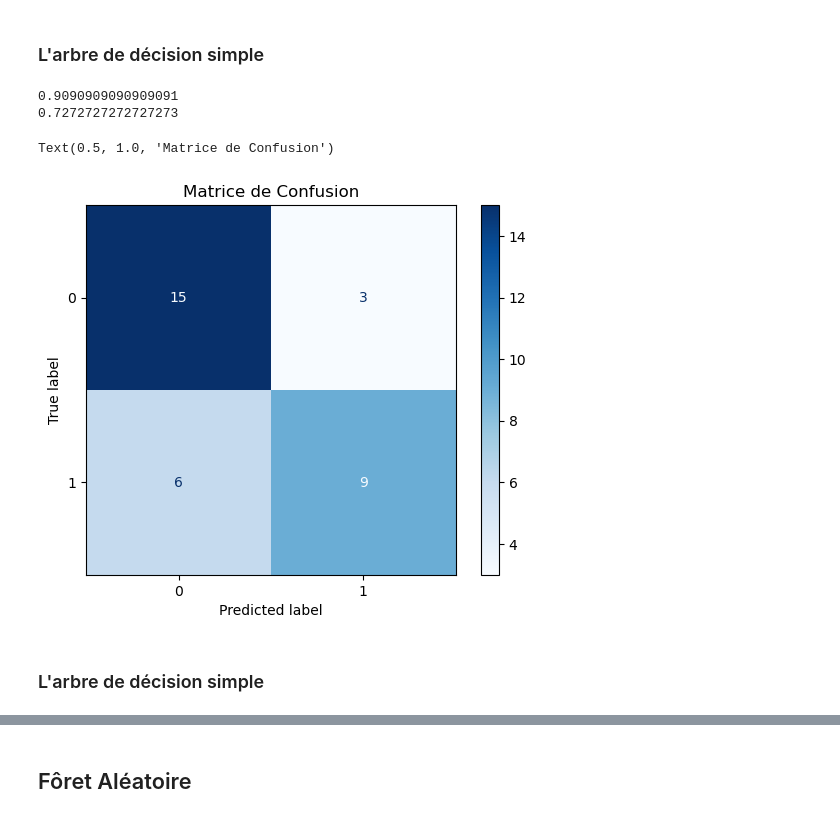
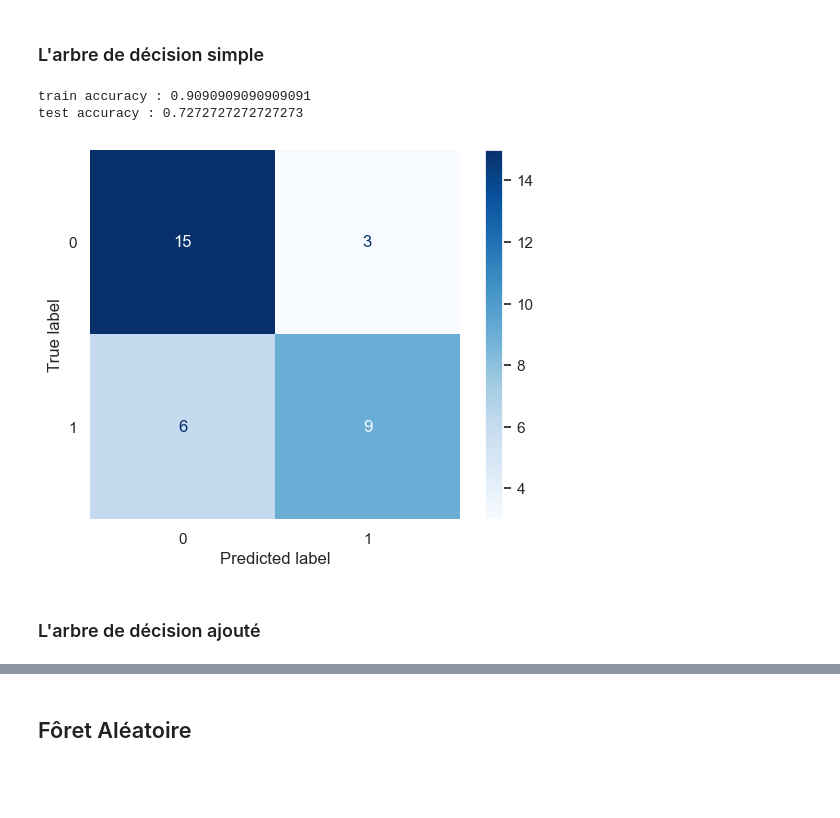
Before and after one commit to VinhHoaTU/Sleep-Problem-Detection, a Jupyter notebook: Script/ML.ipynb, the cells around one changed output, grey strips where cells are left out. Saved outputs shown, nothing was run; the diff lists cells and outputs as text; code cells hidden in the pictures; blank space fills up the shorter version.

```diff
--- a/Script/ML.ipynb
+++ b/Script/ML.ipynb
@@ -443,9 +441,25 @@ class mm_scaler:
 SVM_HAS = SVC(kernel="linear", max_iter=-1,C=3, random_state=42).fit(X_train_all_scaled.drop(columns=["BloodPressureDiastolic"]), y_train_minimal["HasSleepDisorder"])
 pred_train = SVM_HAS.predict(X_train_all_scaled.drop(columns=["BloodPressureDiastolic"]))
 pred_test = SVM_HAS.predict(my_scaler.transform(X_test_all).drop(columns = ["BloodPressureDiastolic"]))
-print(len(y_train_all[y_train_all["HasSleepDisorder"]==pred_train])/len(y_train_all))
-print(len(y_test_all[y_test_all["HasSleepDisorder"]==pred_test])/len(y_test_all))
+
+print(f"train accuracy : {len(y_train_all[y_train_all["HasSleepDisorder"]==pred_train])/len(y_train_all)}")
+print(f"test accuracy : {len(y_test_all[y_test_all["HasSleepDisorder"]==pred_test])/len(y_test_all)}")
+
 cm = confusion_matrix(y_test_all["HasSleepDisorder"], pred_test)
 disp = ConfusionMatrixDisplay(cm)
-disp.plot(cmap=plt.cm.Blues)
+
+# Customize the plot
+fig, ax = plt.subplots()
+disp.plot(cmap=plt.cm.Blues, ax=ax)
+
+# Remove grid-like appearance by hiding spines
+for _, spine in ax.spines.items():
+    spine.set_visible(False)
+
+# Hide grid lines and ticks
+ax.grid(False)
+ax.set_xticks(ax.get_xticks(), minor=True)
+ax.set_yticks(ax.get_yticks(), minor=True)
+
+plt.show()
 # %% [output]
@@ -460,20 +473,34 @@ disp.plot(cmap=plt.cm.Blues)
 # %%
 TREE_HAS = DecisionTreeClassifier(random_state=42).fit(X_train_all, y_train_all["HasSleepDisorder"])
 pred_train = TREE_HAS.predict(X_train_all)
 pred_test = TREE_HAS.predict(X_test_all)
-print(len(y_train_all[y_train_all["HasSleepDisorder"]==pred_train])/len(y_train_all))
-print(len(y_test_all[y_test_all["HasSleepDisorder"]==pred_test])/len(y_test_all))
+
+print(f"train accuracy : {len(y_train_all[y_train_all["HasSleepDisorder"]==pred_train])/len(y_train_all)}")
+print(f"test accuracy : {len(y_test_all[y_test_all["HasSleepDisorder"]==pred_test])/len(y_test_all)}")
+
 cm = confusion_matrix(y_test_all["HasSleepDisorder"], pred_test)
 disp = ConfusionMatrixDisplay(cm)
-disp.plot(cmap=plt.cm.Blues)
-plt.title("Matrice de Confusion")
+
+# Customize the plot
+fig, ax = plt.subplots()
+disp.plot(cmap=plt.cm.Blues, ax=ax)
+
+# Remove grid-like appearance by hiding spines
+for _, spine in ax.spines.items():
+    spine.set_visible(False)
+
+# Hide grid lines and ticks
+ax.grid(False)
+ax.set_xticks(ax.get_xticks(), minor=True)
+ax.set_yticks(ax.get_yticks(), minor=True)
+
+plt.show()
 # %% [output]
-0.9090909090909091
-0.7272727272727273
+train accuracy : 0.9090909090909091
+test accuracy : 0.7272727272727273
-Text(0.5, 1.0, 'Matrice de Confusion')
-[figure, old version]
+[figure, new version]
 # %% [markdown]
-### L'arbre de décision simple
+### L'arbre de décision ajouté
 # %%
 # Define the range of pruning parameter values to test
 pruning_params = np.arange(0.001, 0.5, 0.001)
```
Also changed, not shown: parts of 16 cells of this notebook.
